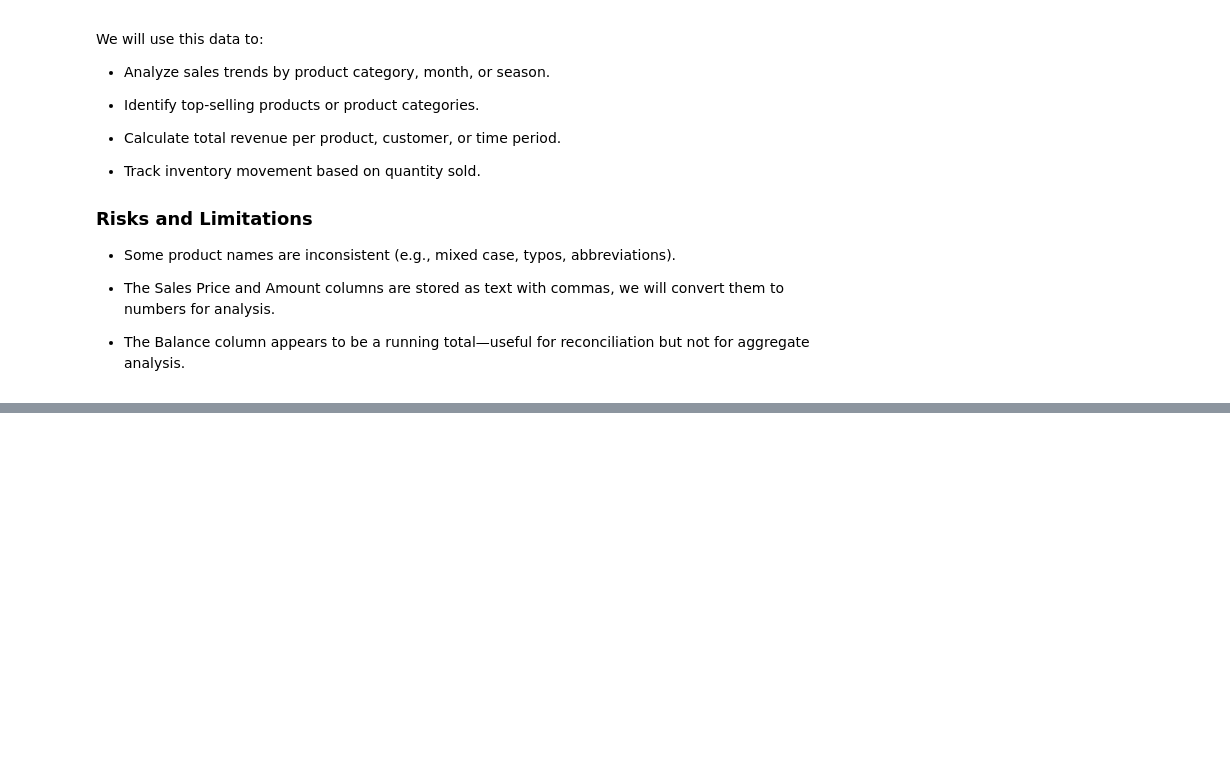
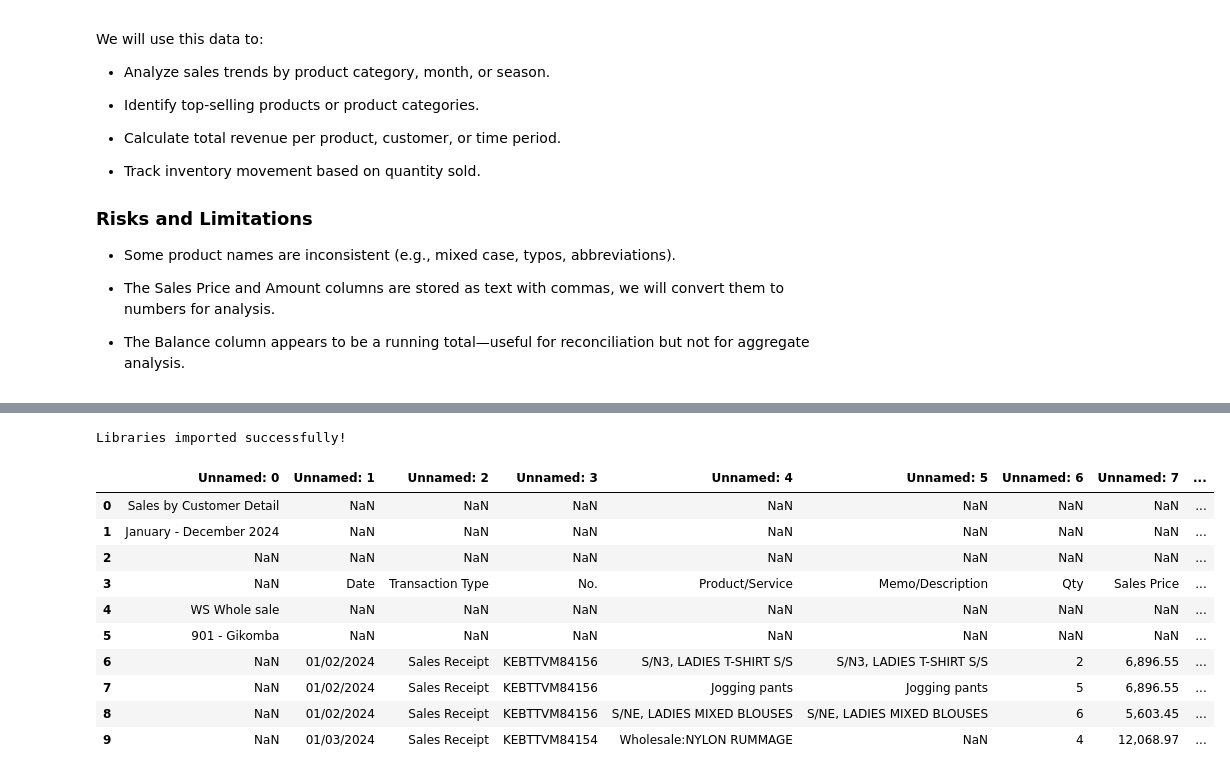
Before and after one commit to Kate-Maina/Group-2-Capstone-Project, a Jupyter notebook: index.ipynb, the cells around one changed output, grey strips where cells are left out. Cells and saved outputs as stored; diff of their text form; code cells hidden in the pictures; blank space fills up the shorter version.

```diff
--- a/index.ipynb
+++ b/index.ipynb
@@ -193,0 +208,41 @@ We will use this data to:
+# %%
+# Importing necessary libraries
+import pandas as pd
+import numpy as np
+from datetime import datetime
+
+#Visualization libraries
+import matplotlib.pyplot as plt
+import seaborn as sns
+%matplotlib inline
+
+# Machine learning libraries
+from sklearn.model_selection import train_test_split
+from sklearn.preprocessing import StandardScaler,MinMaxScaler
+
+#Warnings
+import warnings
+warnings.filterwarnings('ignore')
+
+
+print("Libraries imported successfully!")
+# %% [output]
+Libraries imported successfully!
+# %%
+#Loading the dataset
+data = pd.read_csv('data/Thrift_Company_sales_All.csv')
+
+#Displaying the first few rows of the dataset
+data.head(10)
+# %% [output]
+|  | Unnamed: 0 | Unnamed: 1 | Unnamed: 2 | Unnamed: 3 | Unnamed: 4 | Unnamed: 5 | Unnamed: 6 | Unnamed: 7 | ... |
+| 0 | Sales by Customer Detail | NaN | NaN | NaN | NaN | NaN | NaN | NaN | ... |
+| 1 | January - December 2024 | NaN | NaN | NaN | NaN | NaN | NaN | NaN | ... |
+| 2 | NaN | NaN | NaN | NaN | NaN | NaN | NaN | NaN | ... |
+| 3 | NaN | Date | Transaction Type | No. | Product/Service | Memo/Description | Qty | Sales Price | ... |
+| 4 | WS Whole sale | NaN | NaN | NaN | NaN | NaN | NaN | NaN | ... |
+| 5 | 901 - Gikomba | NaN | NaN | NaN | NaN | NaN | NaN | NaN | ... |
+| 6 | NaN | 01/02/2024 | Sales Receipt | KEBTTVM84156 | S/N3, LADIES T-SHIRT S/S | S/N3, LADIES T-SHIRT S/S | 2 | 6,896.55 | ... |
+| 7 | NaN | 01/02/2024 | Sales Receipt | KEBTTVM84156 | Jogging pants | Jogging pants | 5 | 6,896.55 | ... |
+| 8 | NaN | 01/02/2024 | Sales Receipt | KEBTTVM84156 | S/NE, LADIES MIXED BLOUSES | S/NE, LADIES MIXED BLOUSES | 6 | 5,603.45 | ... |
+| 9 | NaN | 01/03/2024 | Sales Receipt | KEBTTVM84154 | Wholesale:NYLON RUMMAGE | NaN | 4 | 12,068.97 | ... |
```
Also changed, not shown: parts of 17 cells of this notebook.
